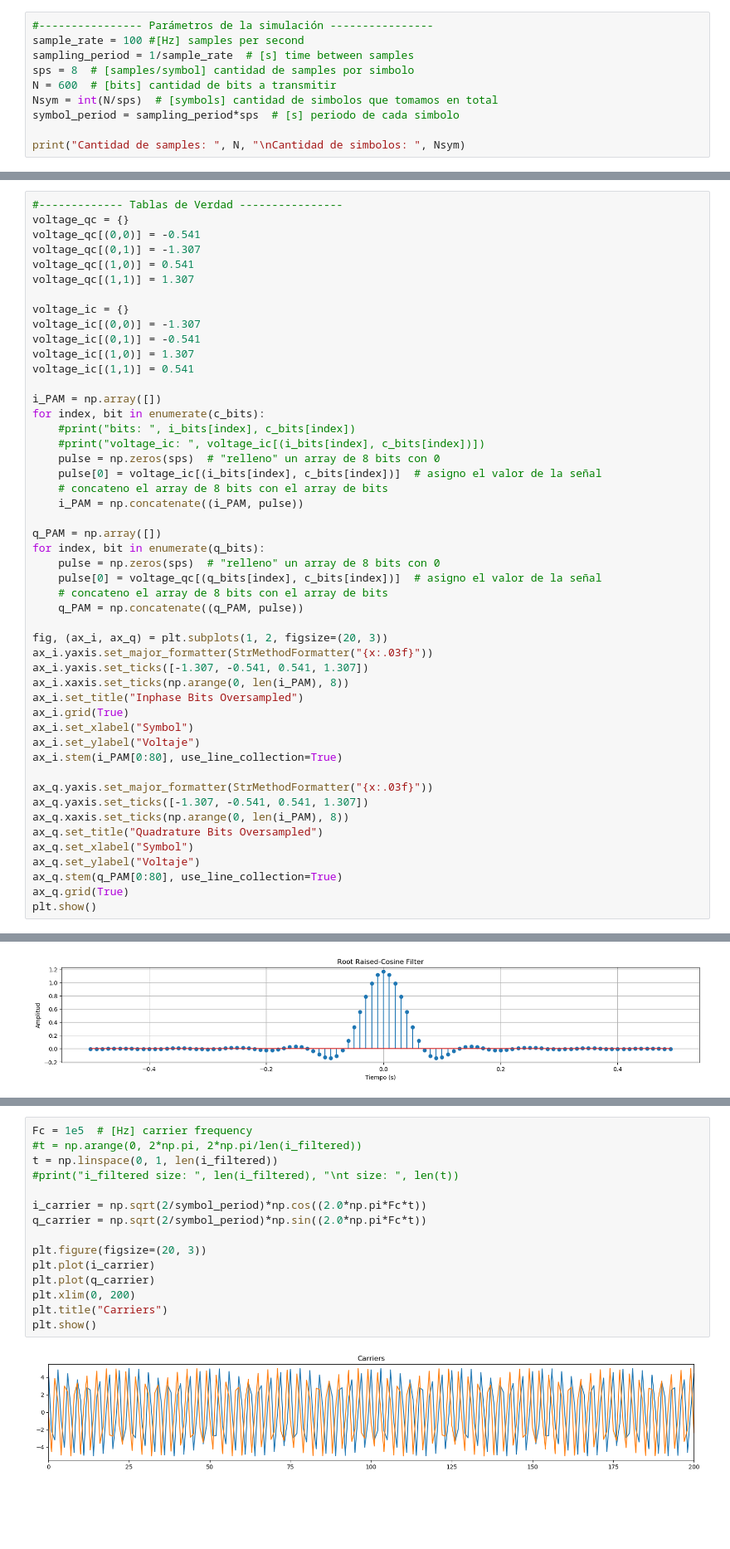
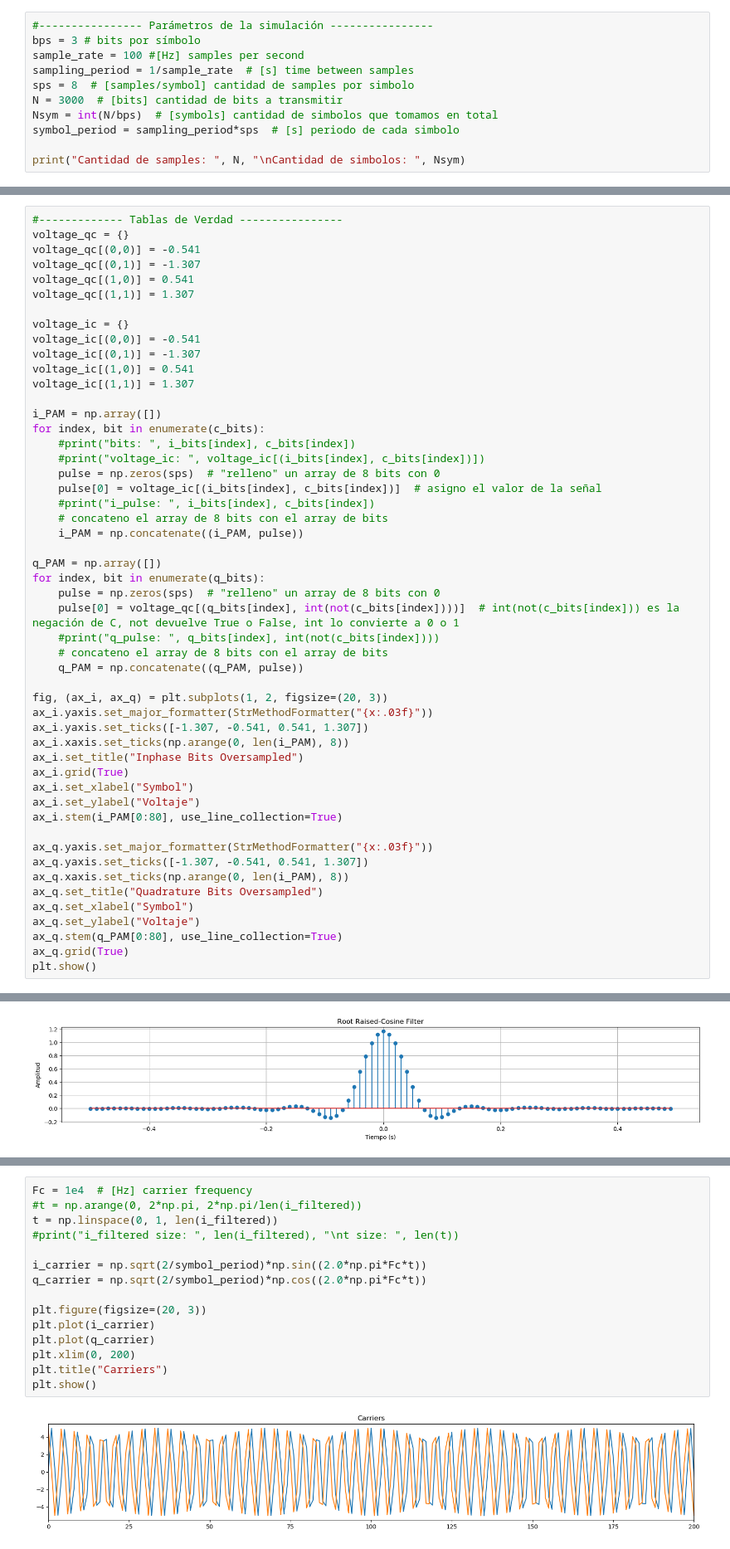
Before and after one commit to sofia-am/QPSK-8PSK-Simulation, a Jupyter notebook: notebook/8PSKmodem.ipynb, the cells around one changed output, grey strips where cells are left out. Shown at 83% size. Drawn from its saved outputs; the diff is of its cells as text; blank space fills up the shorter version.

```diff
--- a/notebook/8PSKmodem.ipynb
+++ b/notebook/8PSKmodem.ipynb
@@ -47,11 +47,12 @@ $\frac{samples}{second} \times \frac{symbols}{sample} \times \frac{bits}{symbol}
 - Simbolo: es una forma de onda, un estado o una condición del canal de comunicación que persiste en un periodo fijo de tiempo. Un transmisor envía simbolos a una tasa conocida, y el receptor tiene el trabajo de detectar la secuencia de símbolos con el objetivo de reconstruir la información.
 # %%
 #---------------- Parámetros de la simulación ----------------
+bps = 3 # bits por símbolo
 sample_rate = 100 #[Hz] samples per second
 sampling_period = 1/sample_rate  # [s] time between samples
 sps = 8  # [samples/symbol] cantidad de samples por simbolo
-N = 600  # [bits] cantidad de bits a transmitir
-Nsym = int(N/sps)  # [symbols] cantidad de simbolos que tomamos en total
+N = 3000  # [bits] cantidad de bits a transmitir
+Nsym = int(N/bps)  # [symbols] cantidad de simbolos que tomamos en total
 symbol_period = sampling_period*sps  # [s] periodo de cada simbolo
 
 print("Cantidad de samples: ", N, "\nCantidad de simbolos: ", Nsym)
@@ -135,10 +139,10 @@ voltage_qc[(1,0)] = 0.541
 voltage_qc[(1,1)] = 1.307
 
 voltage_ic = {}
-voltage_ic[(0,0)] = -1.307
-voltage_ic[(0,1)] = -0.541
-voltage_ic[(1,0)] = 1.307
-voltage_ic[(1,1)] = 0.541
+voltage_ic[(0,0)] = -0.541
+voltage_ic[(0,1)] = -1.307
+voltage_ic[(1,0)] = 0.541
+voltage_ic[(1,1)] = 1.307
 
 i_PAM = np.array([])
 for index, bit in enumerate(c_bits):
@@ -146,13 +150,15 @@ for index, bit in enumerate(c_bits):
     #print("voltage_ic: ", voltage_ic[(i_bits[index], c_bits[index])])
     pulse = np.zeros(sps)  # "relleno" un array de 8 bits con 0
     pulse[0] = voltage_ic[(i_bits[index], c_bits[index])]  # asigno el valor de la señal
+    #print("i_pulse: ", i_bits[index], c_bits[index])
     # concateno el array de 8 bits con el array de bits
     i_PAM = np.concatenate((i_PAM, pulse))
 
 q_PAM = np.array([])
 for index, bit in enumerate(q_bits):
     pulse = np.zeros(sps)  # "relleno" un array de 8 bits con 0
-    pulse[0] = voltage_qc[(q_bits[index], c_bits[index])]  # asigno el valor de la señal
+    pulse[0] = voltage_qc[(q_bits[index], int(not(c_bits[index])))]  # int(not(c_bits[index])) es la negación de C, not devuelve True o False, int lo convierte a 0 o 1
+    #print("q_pulse: ", q_bits[index], int(not(c_bits[index])))
     # concateno el array de 8 bits con el array de bits
     q_PAM = np.concatenate((q_PAM, pulse))
 
@@ -263,22 +269,22 @@ $\phi_2(t) = \sqrt{\frac{2}{T_s}} sen(2\pi f_c t)$
 
 donde $T_s$ es el periodo de símbolo y $f_c$ la frecuencia de la portadora.
 # %%
-Fc = 1e5  # [Hz] carrier frequency
+Fc = 1e4  # [Hz] carrier frequency
 #t = np.arange(0, 2*np.pi, 2*np.pi/len(i_filtered))
 t = np.linspace(0, 1, len(i_filtered))
 #print("i_filtered size: ", len(i_filtered), "\nt size: ", len(t))
 
-i_carrier = np.sqrt(2/symbol_period)*np.cos((2.0*np.pi*Fc*t))
-q_carrier = np.sqrt(2/symbol_period)*np.sin((2.0*np.pi*Fc*t))
+i_carrier = np.sqrt(2/symbol_period)*np.sin((2.0*np.pi*Fc*t))
+q_carrier = np.sqrt(2/symbol_period)*np.cos((2.0*np.pi*Fc*t))
 
 plt.figure(figsize=(20, 3))
 plt.plot(i_carrier)
 plt.plot(q_carrier)
 plt.xlim(0, 200)
 plt.title("Carriers")
 plt.show()
 # %% [output]
-[figure, old version]
+[figure, new version]
 # %%
 q_modulated = q_filtered * q_carrier
 i_modulated = i_filtered * i_carrier
```
Also changed, not shown: parts of 15 cells of this notebook.
